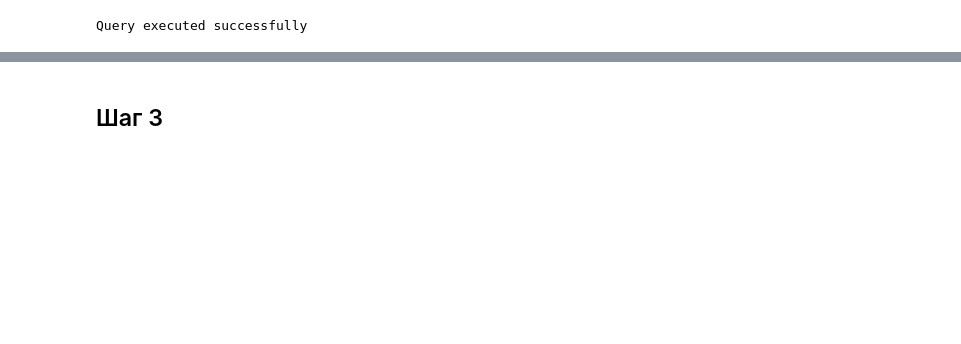
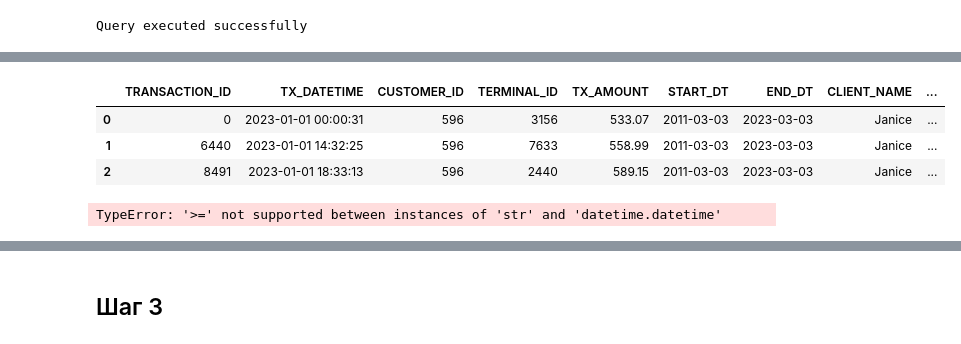
Before and after one commit to esvesv/Storage_systems, a Jupyter notebook: HW_3/Untitled.ipynb, the cells around one changed output, grey strips where cells are left out. Cells and saved outputs as stored; diff of their text form; code cells hidden in the pictures; blank space fills up the shorter version.

```diff
--- a/HW_3/Untitled.ipynb
+++ b/HW_3/Untitled.ipynb
@@ -92,0 +95,2 @@ memory usage: 40.0 MB
+# %%
+customer_bd = pd.read_csv('client_info.csv', sep=';', nrows=2, parse_dates=[0, 1])#, keep_default_na=True)
@@ -139,0 +259,13 @@ connection.close()
+# %%
+df_merge = pd.merge(transaction_bd, customer_bd, left_on='CUSTOMER_ID', right_on='CLIENT_ID')
+# %%
+df_merge.head(3)
+# %% [output]
+|  | TRANSACTION_ID | TX_DATETIME | CUSTOMER_ID | TERMINAL_ID | TX_AMOUNT | START_DT | END_DT | CLIENT_NAME | ... |
+| 0 | 0 | 2023-01-01 00:00:31 | 596 | 3156 | 533.07 | 2011-03-03 | 2023-03-03 | Janice | ... |
+| 1 | 6440 | 2023-01-01 14:32:25 | 596 | 7633 | 558.99 | 2011-03-03 | 2023-03-03 | Janice | ... |
+| 2 | 8491 | 2023-01-01 18:33:13 | 596 | 2440 | 589.15 | 2011-03-03 | 2023-03-03 | Janice | ... |
+# %%
+df_merge[df_merge['END_DT'] >= datetime(2023, 5, 1)]
+# %% [output]
+TypeError: '>=' not supported between instances of 'str' and 'datetime.datetime'
```
Also changed, not shown: parts of 32 cells of this notebook, 1 other file.
